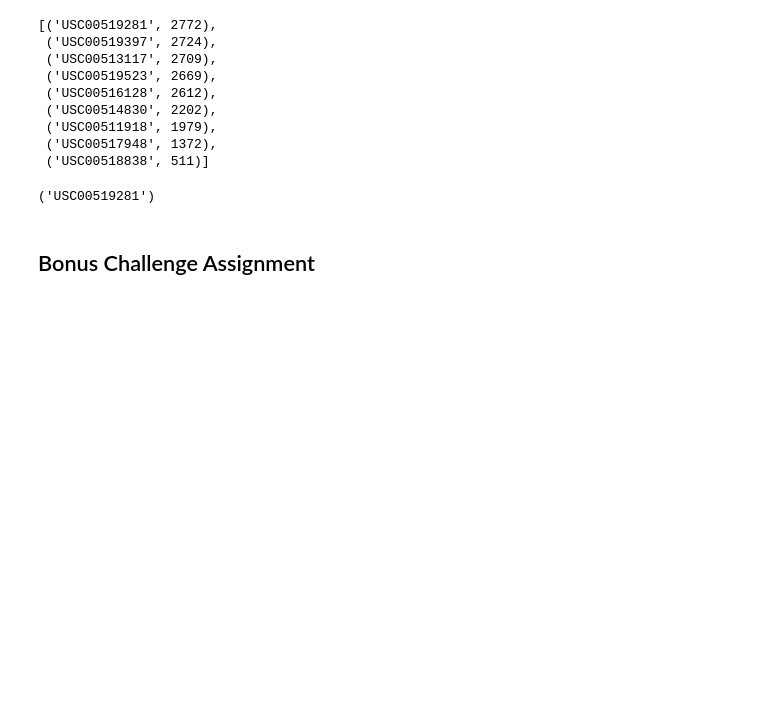
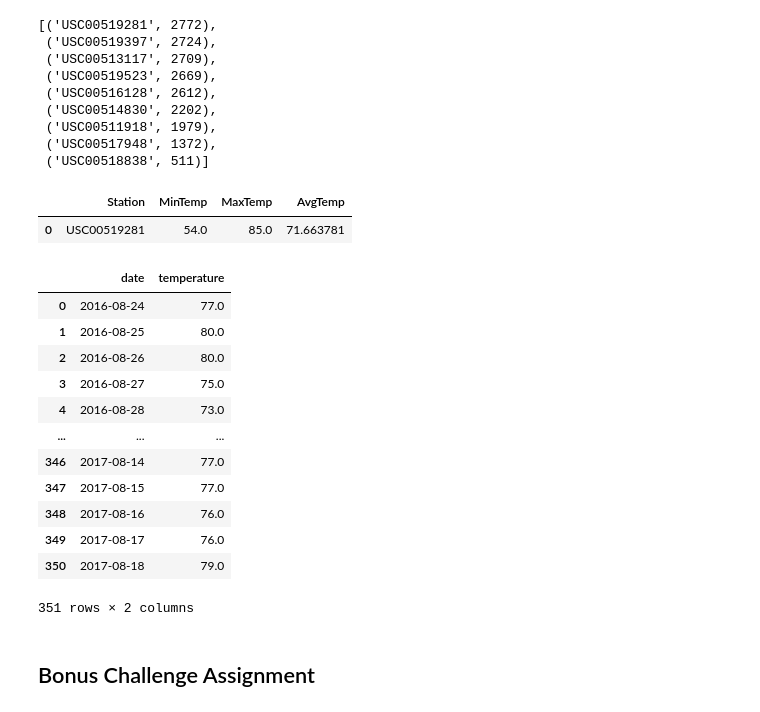
Before and after one commit to eisenba/sqlalchemy-challenge, a Jupyter notebook: climate_starter.ipynb, the cells around one changed output. Saved outputs shown, nothing was run; the diff lists cells and outputs as text; code cells hidden in the pictures; blank space fills up the shorter version.

Commit message:
Create df for temp at most active station

```diff
--- a/climate_starter.ipynb
+++ b/climate_starter.ipynb
@@ -136,20 +136,51 @@ max_active_station = session.query(measurement.station).\
 group_by(measurement.station).order_by(func.count(measurement.station).desc()).first()
 max_active_query = session.query(measurement.station, func.min(measurement.tobs),
                                  func.max(measurement.tobs), func.avg(measurement.tobs)).\
-filter(measurement.station == max_active_station).all()
+filter(measurement.station == max_active_station[0]).all()
 max_active_df = pd.DataFrame(max_active_query, columns = ['Station', 'MinTemp','MaxTemp','AvgTemp'])
-max_active_station
+max_active_df
 # %% [output]
-('USC00519281')
+|  | Station | MinTemp | MaxTemp | AvgTemp |
+| 0 | USC00519281 | 54.0 | 85.0 | 71.663781 |
 # %%
 # Choose the station with the highest number of temperature observations.
 # Query the last 12 months of temperature observation data for this station and plot the results as a histogram
+
 # find date range for last 12 months for most active station
-lastest_date = session.query(measurement.date).order_by(measurement.date.desc()).first()
-lastest_year = int(lastest_date[0][:4])
-lastest_month = int(lastest_date[0][5:7])
-lastest_day = int(lastest_date[0][-2:])
-lastest_date
+lastest_date2 = session.query(measurement.date).\
+filter(measurement.station == max_active_station[0]).order_by(measurement.date.desc()).first()
+lastest_year2 = int(lastest_date[0][:4])
+lastest_month2 = int(lastest_date[0][5:7])
+lastest_day2 = int(lastest_date[0][-2:])
+lastest_date2
+
+# Calculate the date 1 year ago from the last data point for most active station in the database
+oldest_date2 = dt.date(lastest_year2, lastest_month2, lastest_day2) - dt.timedelta(days=365)
+oldest_date2
+
+# Perform a query to retrieve the data and temp scores
+tobs_query = session.query(measurement.date, measurement.tobs).\
+    filter(measurement.date > oldest_date2).\
+    filter(measurement.station == max_active_station[0]).\
+    order_by(measurement.date).all()
+
+# Save the query results as a Pandas DataFrame and set the index to the date column
+df_tobs = pd.DataFrame(tobs_query, columns=['date', 'temperature'])
+df_tobs
+# %% [output]
+|  | date | temperature |
+| 0 | 2016-08-24 | 77.0 |
+| 1 | 2016-08-25 | 80.0 |
+| 2 | 2016-08-26 | 80.0 |
+| 3 | 2016-08-27 | 75.0 |
+| 4 | 2016-08-28 | 73.0 |
+| ... | ... | ... |
+| 346 | 2017-08-14 | 77.0 |
+| 347 | 2017-08-15 | 77.0 |
+| 348 | 2017-08-16 | 76.0 |
+| 349 | 2017-08-17 | 76.0 |
+| 350 | 2017-08-18 | 79.0 |
+351 rows × 2 columns
 # %% [markdown]
 ## Bonus Challenge Assignment
 # %%
```
